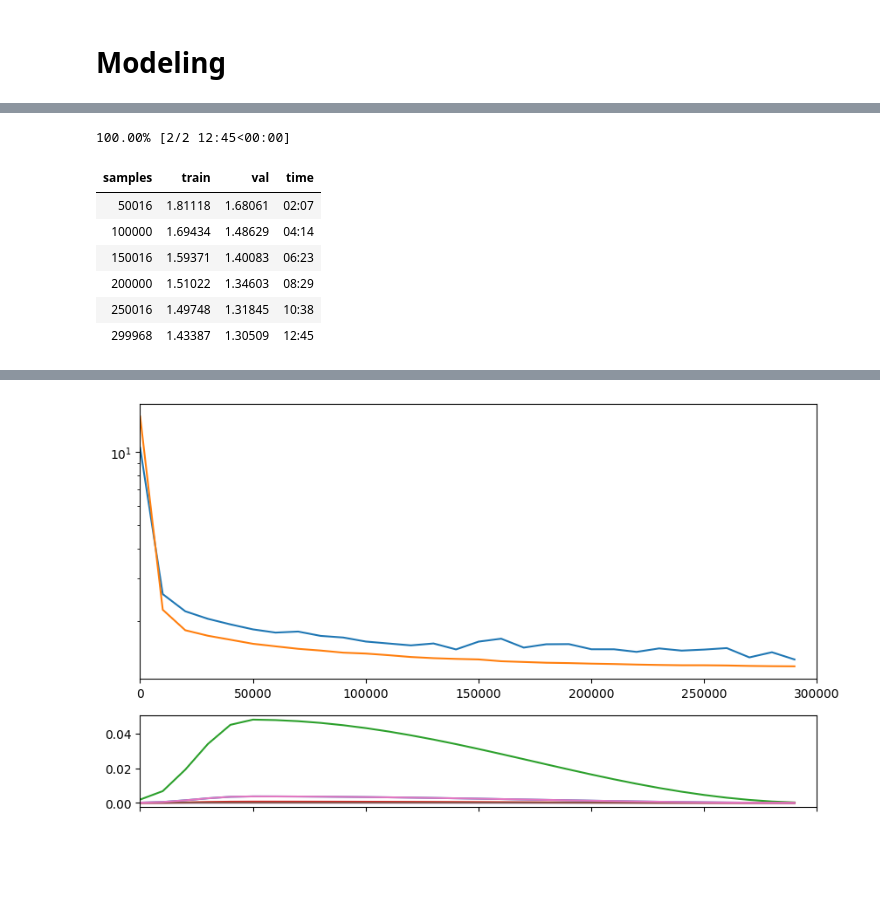
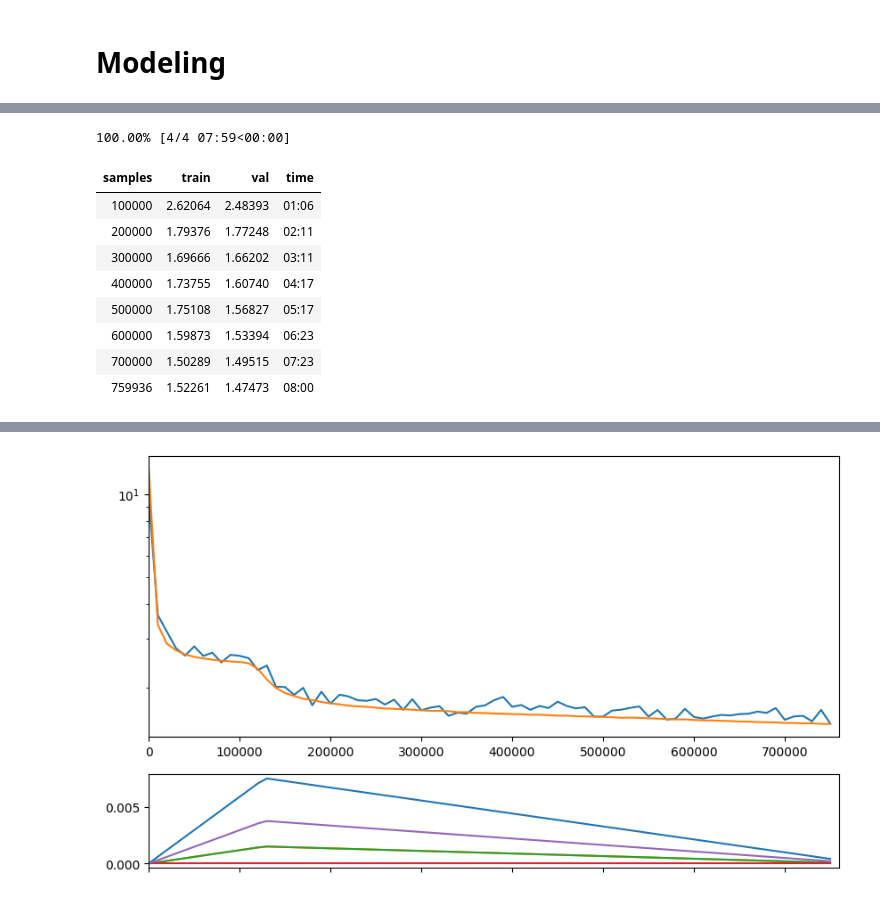
Before and after one commit to collabora/WhisperSpeech, a Jupyter notebook: nbs/5B. Multi-lang text to semantic token modeling.ipynb, the cells around one changed output, grey strips where cells are left out. Cells and saved outputs as stored; diff of their text form; code cells hidden in the pictures; blank space fills up the shorter version.

```diff
--- a/nbs/5B. Multi-lang text to semantic token modeling.ipynb
+++ b/nbs/5B. Multi-lang text to semantic token modeling.ipynb
@@ -179,3 +169,0 @@ x
-# %%
-for x in progress_bar(val_ds, total='noinfer'): pass
-x
@@ -214,6 +183,7 @@ class Tunables:
     output_mult :float = .35
     query_mult :float = 1
     encoder_depth_ratio :float = 0.25
+    causal_encoder: bool = True
     eot_dropout_p :float = .5
     cps_input: bool = True
     cps_bins: int = 32
@@ -258,6 +228,7 @@ class Encoder(nn.Module):
     def __init__(self, depth=6, width=384, n_head=6, length=1500, codes=1024, emb_width=384, ffn_mult=4, pos_embs=None, tunables=Tunables()):
         super().__init__()
         self.emb_width = emb_width
+        self.tunables = tunables
 
         self.embedding = FlexEmbeddings(codes, width, frozen_width=emb_width)
 
@@ -279,11 +250,12 @@ class Encoder(nn.Module):
 
         if lang_emb is not None: xin += lang_emb
 
-#         assert xin.shape[1:] == self.positional_embedding.shape, "incorrect semantic token shape"
         x = (xin +
              self.positional_embedding[positions]).to(xin.dtype)
 
-        for l in self.layers: x = l(x, positions, causal=False, mask=self.mask)
+        for l in self.layers: x = l(x, positions,
+                                    causal=self.tunables.causal_encoder and self.training,
+                                    mask=self.mask if self.tunables.causal_encoder and not self.training else None)
 
         return self.ln_post(x)
 # %%
@@ -378,9 +350,9 @@ class TSARTransformer(nn.Module):
 
         return xenc, positions, cps_emb
 
-    def forward(self, in_ttoks, out_ttoks, languages, cpss, in_stoks, in_stoks_positions, out_stoks=None, loss=True, offset=None, xenc=None, xenc_positions=None, cps_emb=None):
+    def forward(self, in_ttoks, out_ttoks, languages, cpss, in_stoks, out_stoks=None, in_stoks_positions=None, loss=True, offset=None, xenc=None, xenc_positions=None, cps_emb=None):
         if xenc is None:
-            xenc, cps_emb = self.run_encoder(in_ttoks, languages, cpss)
+            xenc, xenc_positions, cps_emb = self.run_encoder(in_ttoks, languages, cpss)
 
         with record_function("decoder"):
             x = (self.embeddings.embedding(in_stoks) +
@@ -391,11 +363,11 @@ class TSARTransformer(nn.Module):
             logits = logits * self.tunables.output_mult / (self.width / self.base_width)
 
         if loss is not None:
-            enc_logits = self.encoder.embedding.unembed(xenc[0])
-            enc_logits = enc_logits * self.tunables.output_mult / (self.width / self.base_width)
             with record_function("loss"):
                 loss = F.cross_entropy(logits.transpose(-1,-2), out_stoks)
-                if self.training:
+                if self.training and self.tunables.causal_encoder:
+                    enc_logits = self.encoder.embedding.unembed(xenc)
+                    enc_logits = enc_logits * self.tunables.output_mult / (self.width / self.base_width)
                     loss += 0.1 * F.cross_entropy(enc_logits.transpose(-1,-2), out_ttoks)
 
         return logits, loss
@@ -484,12 +456,12 @@ class TSARTransformer(nn.Module):
         return probs
 
     def sample(self, logits, T=1.0, top_k=None):
-        probs = self.logits_to_probs(logits[0,-1], T, top_k)
+        probs = self.logits_to_probs(logits[:,-1], T, top_k)
         idx_next = self.multinomial_sample_one_no_sync(probs)
         return idx_next
 
     def generate_one(self, toks, toks_positions, cps_emb, xenc, xenc_positions, T, top_k):
-        probs, _ = self(None, None, None, None, toks, toks_positions, loss=None, xenc=xenc, xenc_positions=xenc_positions, cps_emb=cps_emb)
+        probs, _ = self(None, None, None, None, toks, in_stoks_positions=toks_positions, loss=None, xenc=xenc, xenc_positions=xenc_positions, cps_emb=cps_emb)
         return self.sample(probs, T, top_k)
 
     def generate_next(self, *args, **kwargs):
@@ -505,7 +477,7 @@ class TSARTransformer(nn.Module):
         return ttoks, cpss, langs
 
     @torch.no_grad()
-    def generate(self, txt, cps=15, lang="en", N=None, T=0.7, top_k=None, step=None, show_progress_bar=True):
+    def generate(self, txt, cps=15, lang="en", N=None, bs=1, T=0.7, top_k=None, step=None, show_progress_bar=True):
         self.ensure_tokenizer()
         N = N or self.stoks_len
         dev = self.device
@@ -534,10 +506,11 @@ class TSARTransformer(nn.Module):
         it = range(0,N-1)
         if show_progress_bar: it = progress_bar(it)
 
-        toks = torch.zeros((1,N), dtype=torch.long, device=dev)
+        toks = torch.zeros((bs,N), dtype=torch.long, device=dev)
         toks[:,0] = self.stoks_codes-1
         toks_positions = torch.arange(N, device=dev)
         with record_function("encode"):
+            ttoks, langs, cpss = [x.repeat(bs, 1) for x in (ttoks, langs, cpss)]
             xenc, xenc_positions, cps_emb = self.run_encoder(ttoks, langs, cpss)
             toks_positions = torch.arange(N+1, device=dev)
         # contrary to S2A this model works without prefill and is actually a tiny bit faster
@@ -545,12 +518,12 @@ class TSARTransformer(nn.Module):
         #     toks[0,1] = self.generate_one(toks[:,:1], toks_positions[:1], cps_emb, xenc, xenc_positions, T, top_k)
         with torch.backends.cuda.sdp_kernel(enable_flash=False, enable_mem_efficient=False, enable_math=True):
             for i in it:
-                toks[0,i+1] = self.generate_next(toks[:,i:i+1], toks_positions[i:i+1], cps_emb, xenc, xenc_positions, T, top_k)
-                if i % 25 == 0 and toks[0,i+1] == self.stoks_codes-1: return toks[0,:i+1]
+                toks[:,i+1] = self.generate_next(toks[:,i:i+1], toks_positions[i:i+1], cps_emb, xenc, xenc_positions, T, top_k)[:,0]
+                if i % 25 == 0 and (toks[:,i+1] == self.stoks_codes-1).all(): return toks[:,:i+1]
 
                 # for profiling, debugging or early exit
                 if step is not None: step()
-        return toks[0,:]
+        return toks[:,:]
 
     @torch.no_grad()
     def generate_batch(self, txts, N=None, T=1.1, top_k=7, show_progress_bar=True):
@@ -629,17 +579,19 @@ TSARTransformer(
 # %%
 # baseline
-train_ds, val_ds = load_datasets('librilight-mlang-t2s/*.tar.gz', 150000, vq_codes=512+1)
-model = make_model('tiny', dataset=train_ds, frozen_embeddings_model='vqmodel-medium-en+pl-512c-dim64.model', tunables=Tunables(weight_decay=1e-3, encoder_depth_ratio=.5, embedding_projector_lr_scale=5, cps_input=True)).cuda()
-train("tsar-wx", model, train_ds, val_ds, half=True, bs=32, lr=model.tunables.lr0/2, epochs=2,
-      warmup_steps=1500, weight_decay=model.tunables.weight_decay, clip_gradient_norm=model.tunables.clip_gradient_norm,
-      table_row_every_iters=50000, run_valid_every_iters=10000)
+model = make_model('micro', dataset=train_ds, frozen_embeddings_model='vqmodel-medium-en+pl-512c-dim64.model',
+                   tunables=Tunables()).cuda()
+train("tsar-wx", model, train_ds, val_ds, half=True, bs=32, lr=model.tunables.lr0, epochs=4,
+      warmup_steps=model.tunables.warmup_steps, weight_decay=model.tunables.weight_decay, clip_gradient_norm=model.tunables.clip_gradient_norm,
+      table_row_every_iters=100000, run_valid_every_iters=10000)
 # %% [output]
 [interactive output not drawn]
-100.00% [2/2 12:45<00:00]
+100.00% [4/4 07:59<00:00]
 | samples | train | val | time |
-| 50016 | 1.81118 | 1.68061 | 02:07 |
-| 100000 | 1.69434 | 1.48629 | 04:14 |
-| 150016 | 1.59371 | 1.40083 | 06:23 |
-| 200000 | 1.51022 | 1.34603 | 08:29 |
-| 250016 | 1.49748 | 1.31845 | 10:38 |
-| 299968 | 1.43387 | 1.30509 | 12:45 |
+| 100000 | 2.62064 | 2.48393 | 01:06 |
+| 200000 | 1.79376 | 1.77248 | 02:11 |
+| 300000 | 1.69666 | 1.66202 | 03:11 |
+| 400000 | 1.73755 | 1.60740 | 04:17 |
+| 500000 | 1.75108 | 1.56827 | 05:17 |
+| 600000 | 1.59873 | 1.53394 | 06:23 |
+| 700000 | 1.50289 | 1.49515 | 07:23 |
+| 759936 | 1.52261 | 1.47473 | 08:00 |
@@ -647 +599 @@ train("tsar-wx", model, train_ds, val_ds, half=True, bs=32, lr=model.tunables.lr
-[figure, old version]
+[figure, new version]
```
Also changed, not shown: parts of 18 cells of this notebook, 1 other file.
